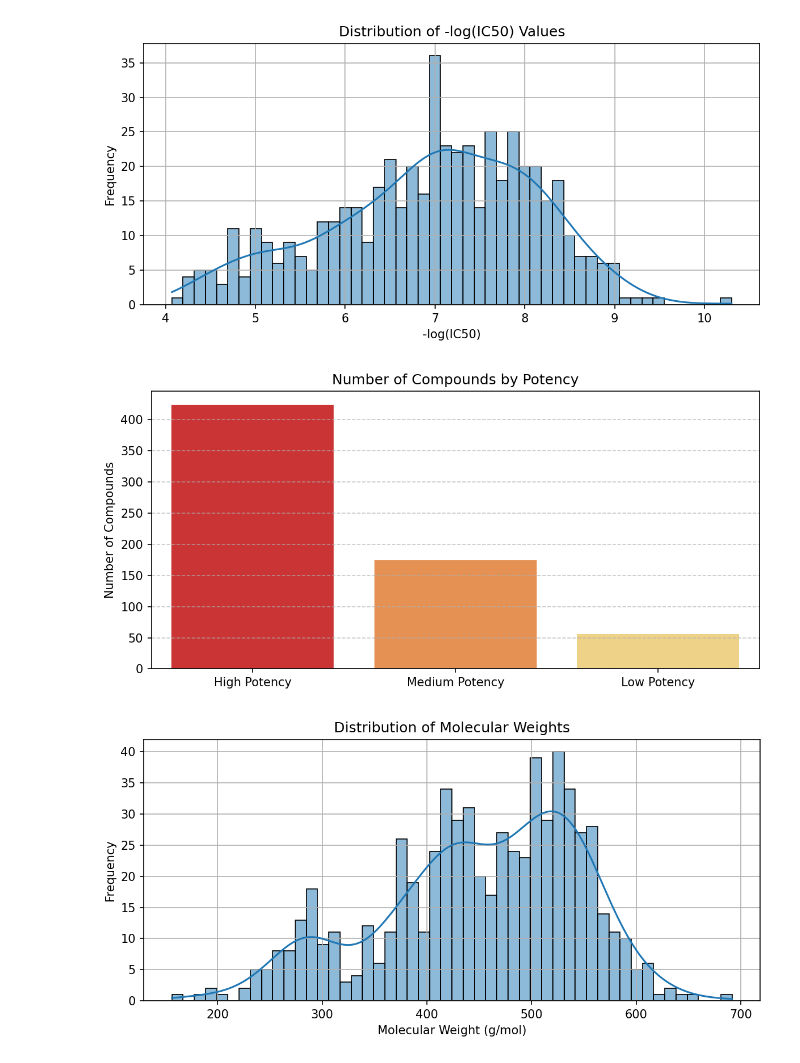
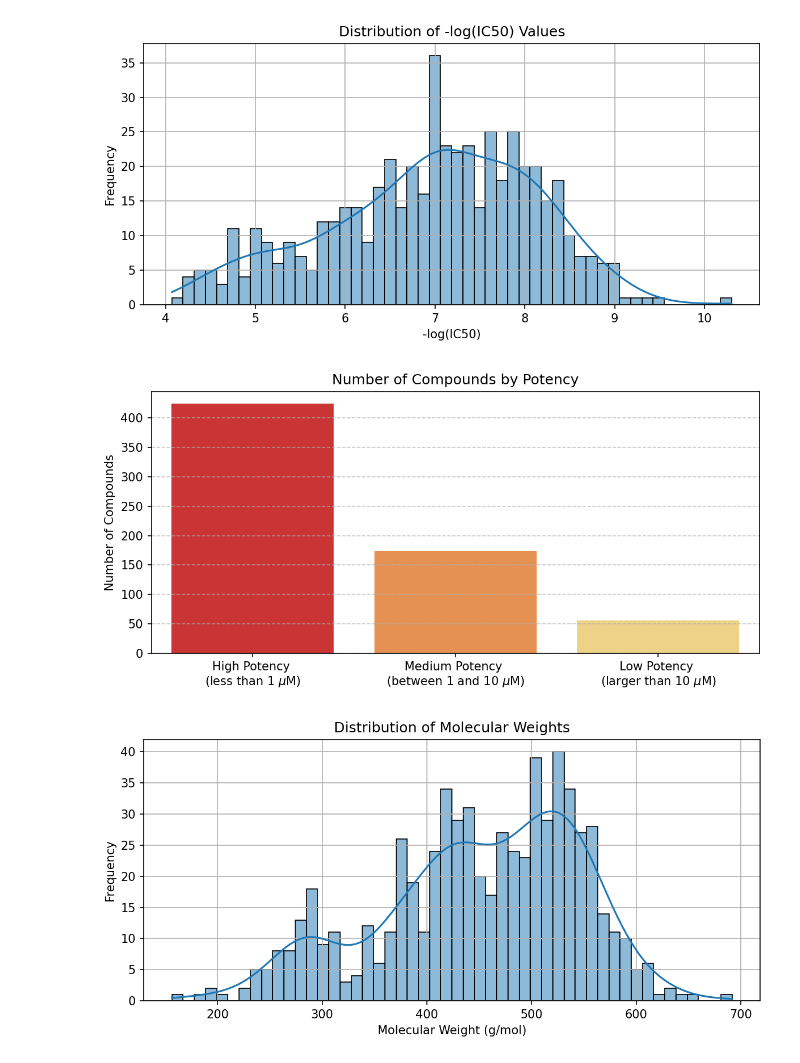
Before and after one commit to ojoawoa/GNN_model_TRPM8_Drug_Potency_prediction, a Jupyter notebook: 1_preprocess/preprocess.ipynb, the cells around one changed output. Drawn from its saved outputs; the diff is of its cells as text; code cells hidden in the pictures.

Commit message:
Preprocessing dataset, fixed the x-axis labels in potency fig

```diff
--- a/1_preprocess/preprocess.ipynb
+++ b/1_preprocess/preprocess.ipynb
@@ -119,27 +119,27 @@ plt.show()
 # %%
 #Bar plots of Inhibitor categories
 def categorize_potency(value):
     if value <= 1000:
-        return 'High Potency'
+        return "High Potency \n" +  r"(less than 1 $\mu$M)"
     elif 1000 < value <= 10000:
-        return 'Medium Potency'
+        return "Medium Potency \n" + r"(between 1 and 10 $\mu$M)"
     else:
-        return 'Low Potency'
+        return "Low Potency \n" +  r"(larger than 10 $\mu$M)"
 
 df_filtered['Potency'] = df_filtered['Standard Value'].apply(categorize_potency) #categorize the potency of the inhibitors
 potency_counts = df_filtered['Potency'].value_counts() #count the occurance of each potency
 
 # Step 4: Create a bar plot of the counts
 plt.figure(figsize=(8, 4), dpi=150)
 sns.barplot(x=potency_counts.index, y=potency_counts.values, palette='YlOrRd_r', hue=potency_counts.index)
 plt.title('Number of Compounds by Potency')
 plt.xlabel('')
 plt.ylabel('Number of Compounds')
 plt.grid(True, axis='y', linestyle='--', alpha=0.7)
 plt.tight_layout()
 plt.show()
 # %% [output]
-[figure, old version]
+[figure, new version]
 # %%
 #Distribution of molecular weights
 plt.figure(figsize=(8, 4), dpi=150)
```
